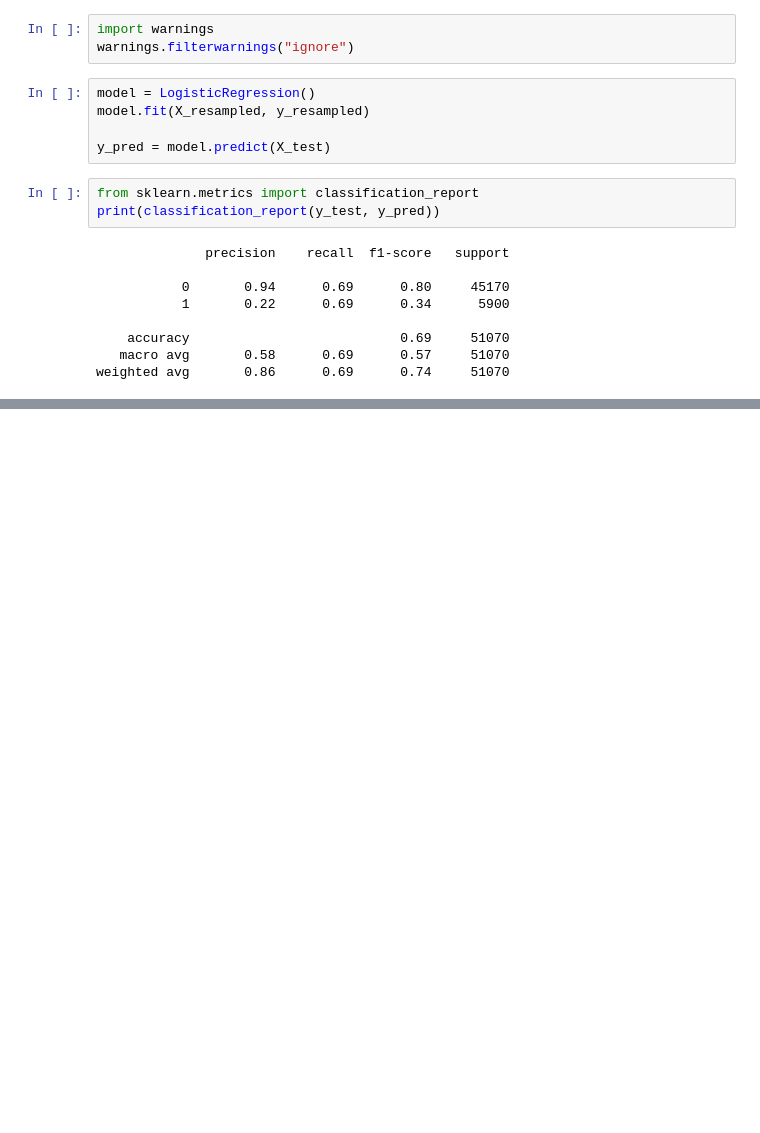
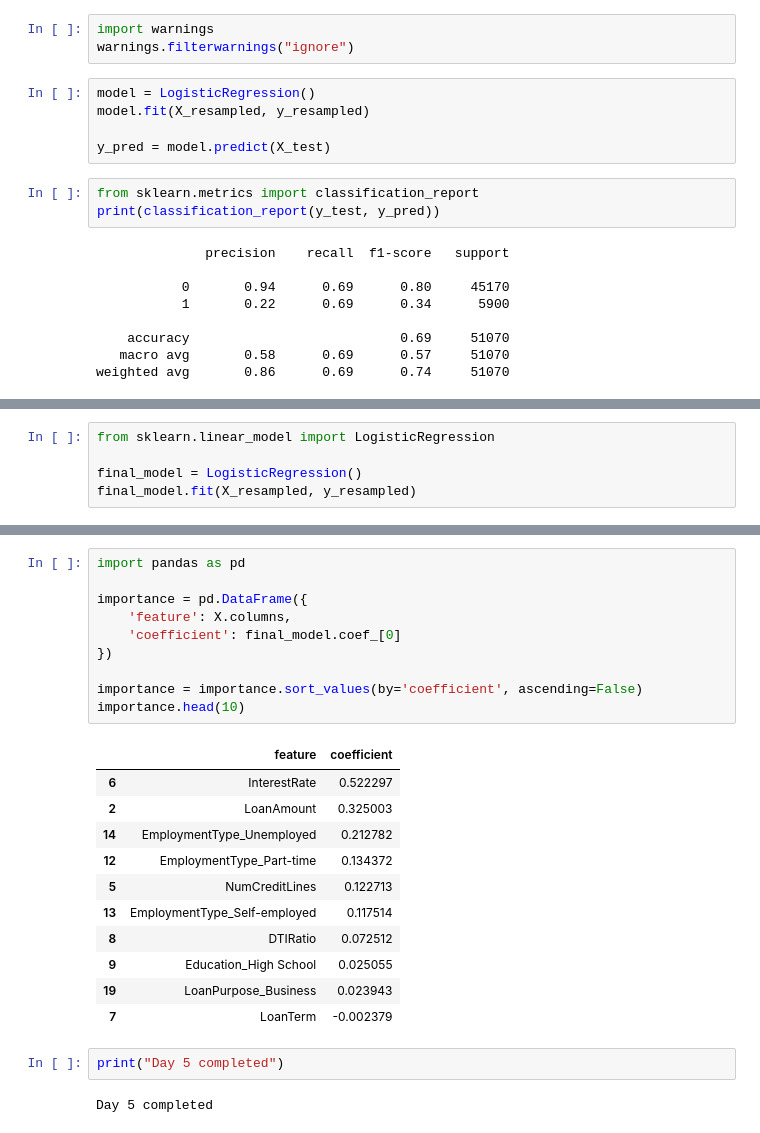
Before and after one commit to aayushbansal261201/loan-default-prediction, a Jupyter notebook: Notebooks/eda.ipynb, the cells around one changed output, grey strips where cells are left out. Cells and saved outputs as stored; diff of their text form; blank space fills up the shorter version.

```diff
--- a/Notebooks/eda.ipynb
+++ b/Notebooks/eda.ipynb
@@ -464,0 +533,5 @@ weighted avg       0.86      0.69      0.74     51070
+# %%
+from sklearn.linear_model import LogisticRegression
+
+final_model = LogisticRegression()
+final_model.fit(X_resampled, y_resampled)
@@ -464,0 +547,26 @@ weighted avg       0.86      0.69      0.74     51070
+# %%
+import pandas as pd
+
+importance = pd.DataFrame({
+    'feature': X.columns,
+    'coefficient': final_model.coef_[0]
+})
+
+importance = importance.sort_values(by='coefficient', ascending=False)
+importance.head(10)
+# %% [output]
+|  | feature | coefficient |
+| 6 | InterestRate | 0.522297 |
+| 2 | LoanAmount | 0.325003 |
+| 14 | EmploymentType_Unemployed | 0.212782 |
+| 12 | EmploymentType_Part-time | 0.134372 |
+| 5 | NumCreditLines | 0.122713 |
+| 13 | EmploymentType_Self-employed | 0.117514 |
+| 8 | DTIRatio | 0.072512 |
+| 9 | Education_High School | 0.025055 |
+| 19 | LoanPurpose_Business | 0.023943 |
+| 7 | LoanTerm | -0.002379 |
+# %%
+print("Day 5 completed")
+# %% [output]
+Day 5 completed
```
Also changed, not shown: parts of 15 cells of this notebook, 1 other file.
